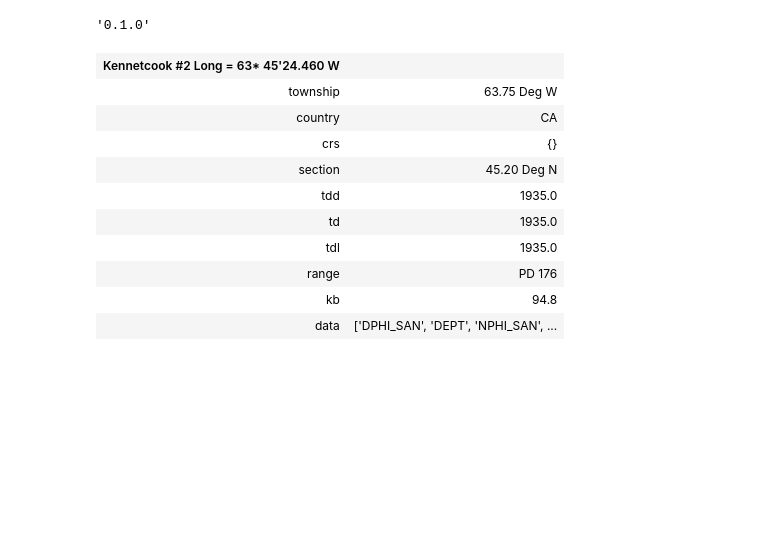
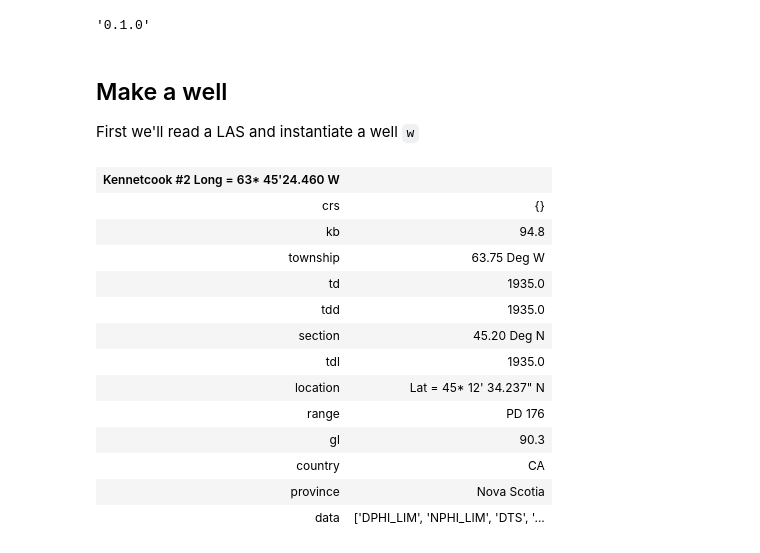
Before and after one commit to EvanBianco/recipes, a Jupyter notebook: Adding a deviation survey to a well.ipynb, the cells around one changed output. Drawn from its saved outputs; the diff is of its cells as text; code cells hidden in the pictures; blank space fills up the shorter version.

```diff
--- a/Adding a deviation survey to a well.ipynb
+++ b/Adding a deviation survey to a well.ipynb
@@ -11,20 +11,26 @@ from welly import Well
 welly.__version__
 # %% [output]
 '0.1.0'
+# %% [markdown]
+## Make a well
+
+First we'll read a LAS and instantiate a well `w`
 # %%
-lasfile = "data/las/P-129_out.LAS"
+from welly import Well
+w = Well.from_las("data/las/P-129_out.LAS")
+w
+# %% [output]
+| Kennetcook #2 Long = 63* 45'24.460 W |  |
+| crs | {} |
+| kb | 94.8 |
+| township | 63.75 Deg W |
+| td | 1935.0 |
+| tdd | 1935.0 |
+| section | 45.20 Deg N |
+| tdl | 1935.0 |
+| location | Lat = 45* 12' 34.237" N |
+| range | PD 176 |
+| gl | 90.3 |
+| country | CA |
+| province | Nova Scotia |
+| data | ['DPHI_LIM', 'NPHI_LIM', 'DTS', '... |
-# %%
-w = Well.from_las(lasfile)
-w
-# %% [output]
-| Kennetcook #2 Long = 63* 45'24.460 W |  |
-| township | 63.75 Deg W |
-| country | CA |
-| crs | {} |
-| section | 45.20 Deg N |
-| tdd | 1935.0 |
-| td | 1935.0 |
-| tdl | 1935.0 |
-| range | PD 176 |
-| kb | 94.8 |
-| data | ['DPHI_SAN', 'DEPT', 'NPHI_SAN', ... |
```
Also changed, not shown: parts of 13 cells of this notebook, 1 other file.
